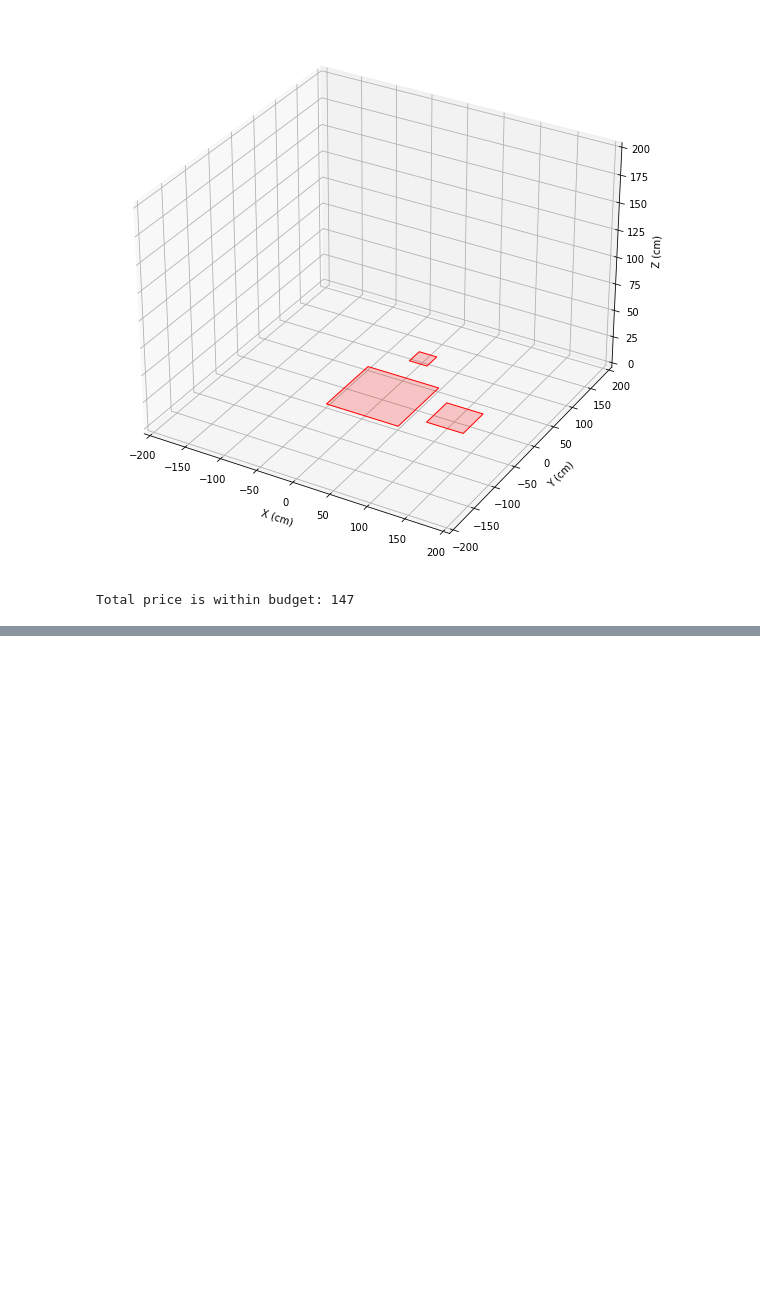
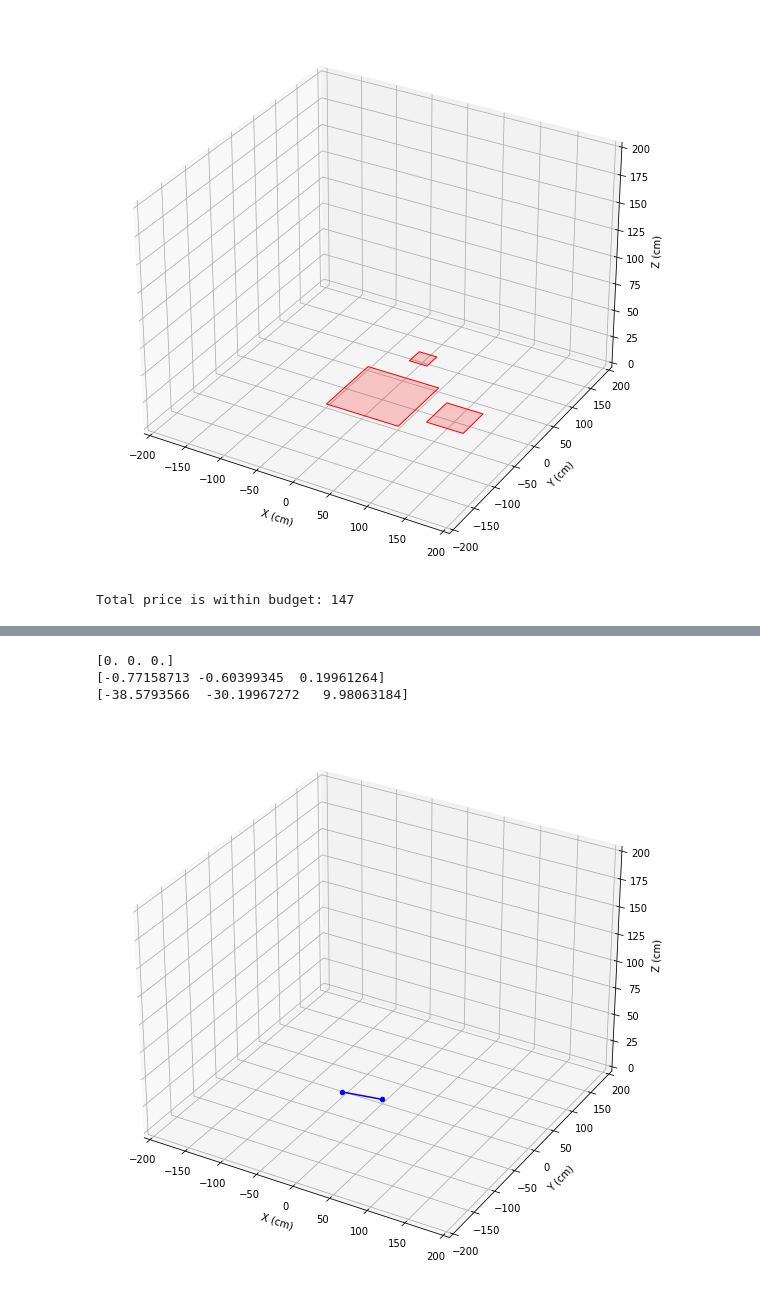
Before and after one commit to Xilicon02/FinalProject, a Jupyter notebook: Usage_Example.ipynb, the cells around one changed output, grey strips where cells are left out. Drawn from its saved outputs; the diff is of its cells as text; code cells hidden in the pictures; blank space fills up the shorter version.

```diff
--- a/Usage_Example.ipynb
+++ b/Usage_Example.ipynb
@@ -98,0 +100,27 @@ plt.show()
+# %%
+# Example of decay particle
+P2 = LLParticle()
+print(P2.position)
+print(P2.direction)
+print(P2.position_t(50))
+
+fig = plt.figure(1, figsize=(10, 10))
+ax = fig.add_subplot(111, projection='3d')
+
+ax.scatter(P2.position[0], P2.position[1], P2.position[2], color='b')
+ax.scatter(P2.position_t(50)[0], P2.position_t(50)[1], P2.position_t(50)[2], color='b')
+ax.plot([P2.position[0], P2.position_t(50)[0]], [P2.position[1],P2.position_t(50)[1]],[P2.position[2],P2.position_t(50)[2]], color="b", zorder=100)
+
+ax.set_xlim(-200, 200)
+ax.set_ylim(-200, 200)
+ax.set_zlim(0, 200)
+ax.set_xlabel('X (cm)')
+ax.set_ylabel('Y (cm)')
+ax.set_zlabel('Z (cm)')
+
+plt.show()
+# %% [output]
+[0. 0. 0.]
+[-0.77158713 -0.60399345  0.19961264]
+[-38.5793566  -30.19967272   9.98063184]
+[figure, added]
```
Also changed, not shown: parts of 3 cells of this notebook, 2 other files.
